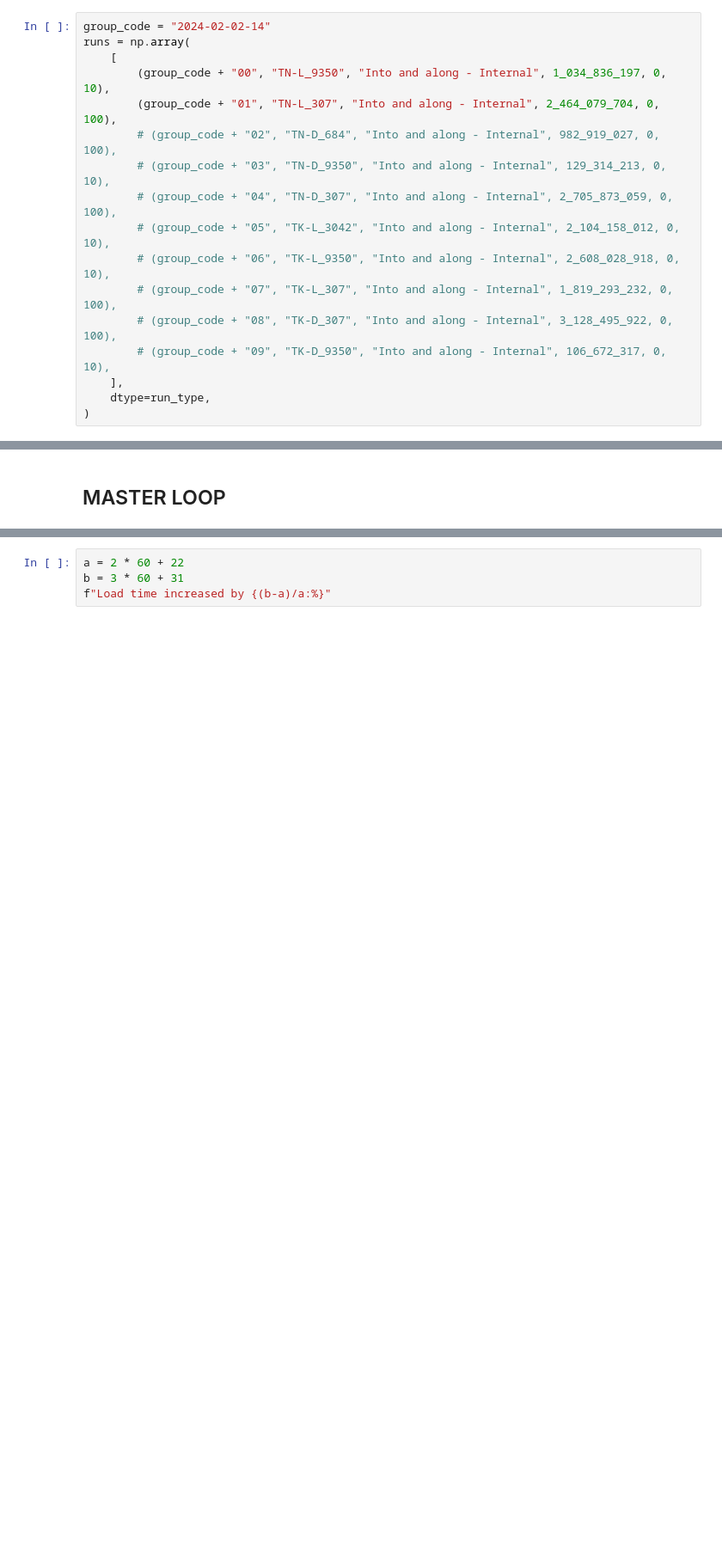
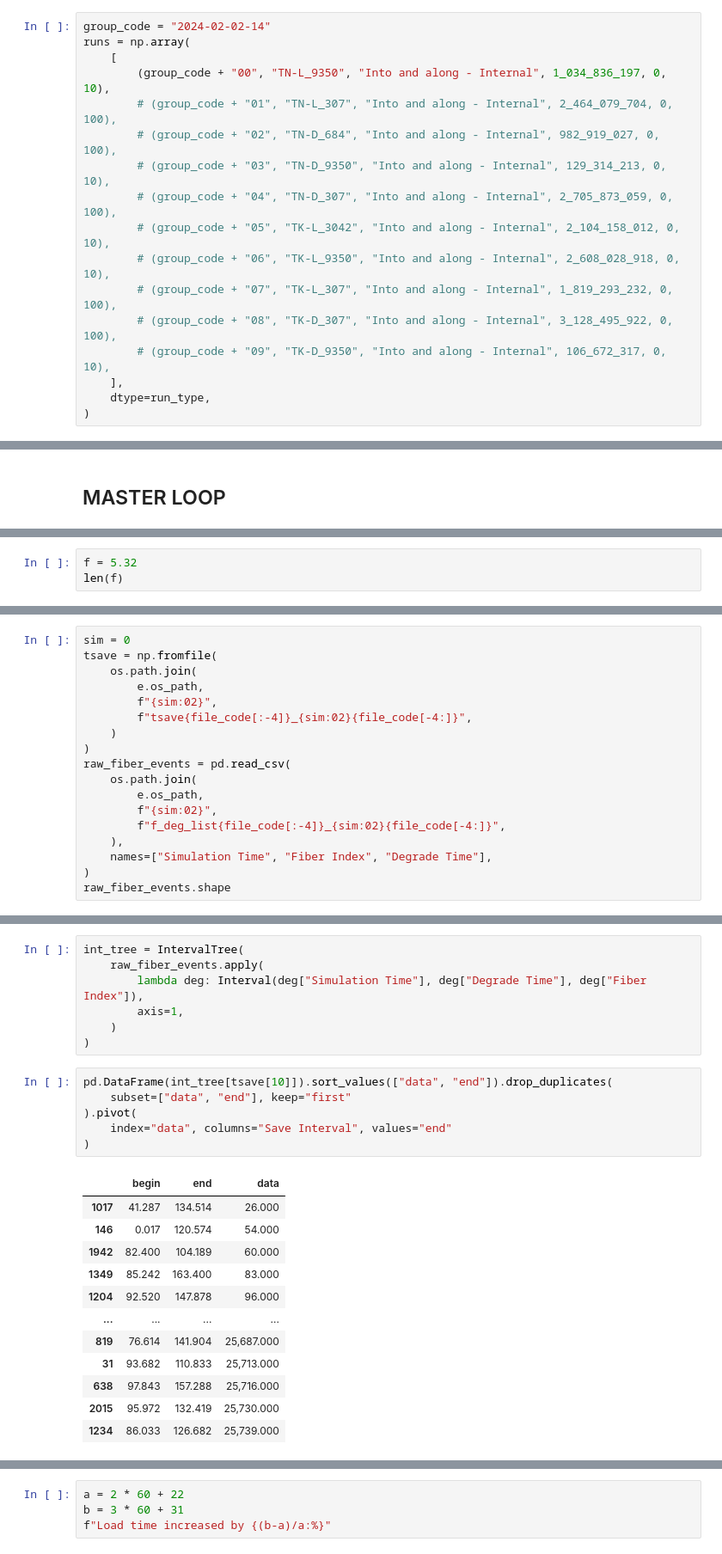
Before and after one commit to UCO-OpResearch/lysis, a Jupyter notebook: src/python/Jupyter Notebooks/2024-02-02-1400 - F-Macro Multi-Array-Process.ipynb, the cells around one changed output, grey strips where cells are left out. Shown at 86% size. Cells and saved outputs as stored; diff of their text form; blank space fills up the shorter version.

Commit message:
Creating a structure for deg_list. Currently does not work.

```diff
--- a/src/python/Jupyter Notebooks/2024-02-02-1400 - F-Macro Multi-Array-Process.ipynb
+++ b/src/python/Jupyter Notebooks/2024-02-02-1400 - F-Macro Multi-Array-Process.ipynb
@@ -120,7 +112,7 @@ group_code = "2024-02-02-14"
 runs = np.array(
     [
         (group_code + "00", "TN-L_9350", "Into and along - Internal", 1_034_836_197, 0, 10),
-        (group_code + "01", "TN-L_307", "Into and along - Internal", 2_464_079_704, 0, 100),
+        # (group_code + "01", "TN-L_307", "Into and along - Internal", 2_464_079_704, 0, 100),
         # (group_code + "02", "TN-D_684", "Into and along - Internal", 982_919_027, 0, 100),
         # (group_code + "03", "TN-D_9350", "Into and along - Internal", 129_314_213, 0, 10),
         # (group_code + "04", "TN-D_307", "Into and along - Internal", 2_705_873_059, 0, 100),
@@ -1251,0 +1255,3 @@ Reading data...DONE!
+# %%
+f = 5.32
+len(f)
@@ -1251,0 +1260,18 @@ Reading data...DONE!
+# %%
+sim = 0
+tsave = np.fromfile(
+    os.path.join(
+        e.os_path,
+        f"{sim:02}",
+        f"tsave{file_code[:-4]}_{sim:02}{file_code[-4:]}",
+    )
+)
+raw_fiber_events = pd.read_csv(
+    os.path.join(
+        e.os_path,
+        f"{sim:02}",
+        f"f_deg_list{file_code[:-4]}_{sim:02}{file_code[-4:]}",
+    ),
+    names=["Simulation Time", "Fiber Index", "Degrade Time"],
+)
+raw_fiber_events.shape
@@ -1251,0 +1296,26 @@ Reading data...DONE!
+# %%
+int_tree = IntervalTree(
+    raw_fiber_events.apply(
+        lambda deg: Interval(deg["Simulation Time"], deg["Degrade Time"], deg["Fiber Index"]),
+        axis=1,
+    )
+)
+# %%
+pd.DataFrame(int_tree[tsave[10]]).sort_values(["data", "end"]).drop_duplicates(
+    subset=["data", "end"], keep="first"
+).pivot(
+    index="data", columns="Save Interval", values="end"
+)
+# %% [output]
+|  | begin | end | data |
+| 1017 | 41.287 | 134.514 | 26.000 |
+| 146 | 0.017 | 120.574 | 54.000 |
+| 1942 | 82.400 | 104.189 | 60.000 |
+| 1349 | 85.242 | 163.400 | 83.000 |
+| 1204 | 92.520 | 147.878 | 96.000 |
+| ... | ... | ... | ... |
+| 819 | 76.614 | 141.904 | 25,687.000 |
+| 31 | 93.682 | 110.833 | 25,713.000 |
+| 638 | 97.843 | 157.288 | 25,716.000 |
+| 2015 | 95.972 | 132.419 | 25,730.000 |
+| 1234 | 86.033 | 126.682 | 25,739.000 |
```
Also changed, not shown: parts of 9 cells of this notebook, 6 other files.
